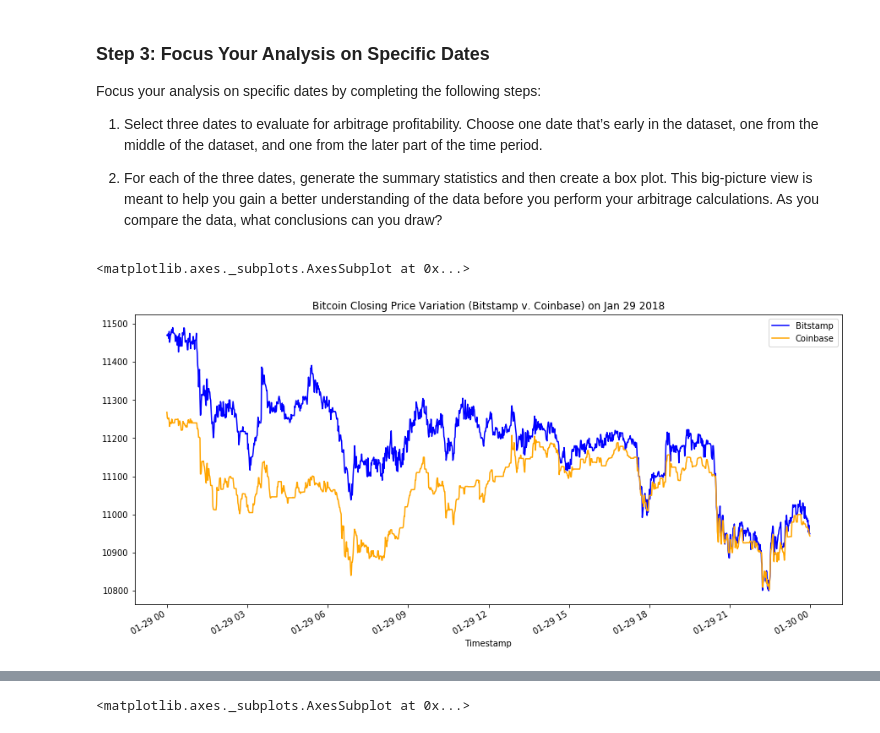
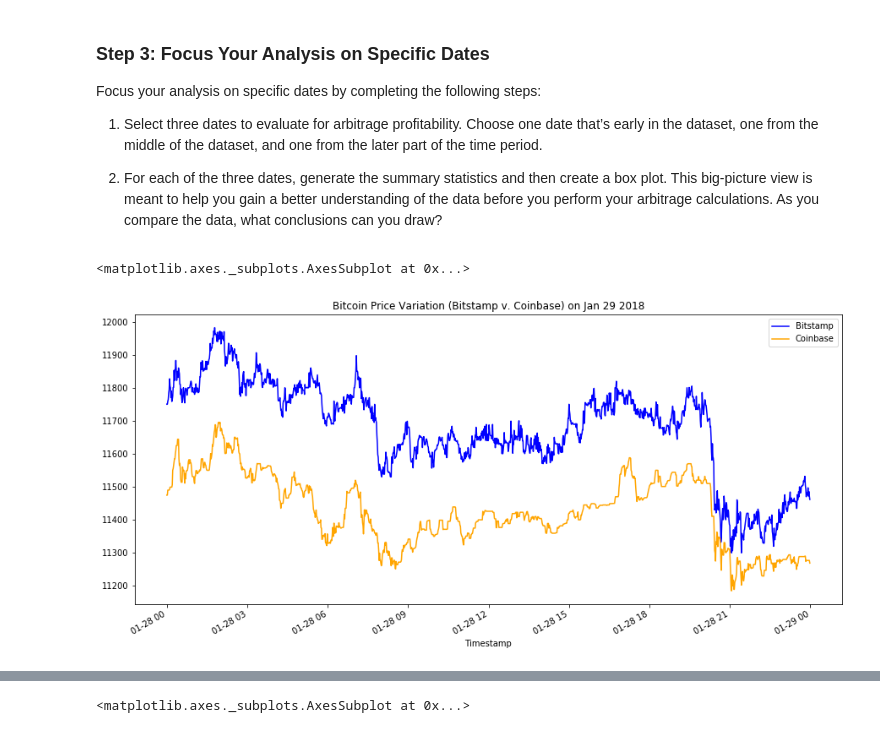
Before and after one commit to ai-to-the-moon/FinTech_Challenge3, a Jupyter notebook: crypto_arbitrage.ipynb, the cells around one changed output, grey strips where cells are left out. Saved outputs shown, nothing was run; the diff lists cells and outputs as text; code cells hidden in the pictures.

```diff
--- a/crypto_arbitrage.ipynb
+++ b/crypto_arbitrage.ipynb
@@ -314,12 +349,8 @@ Focus your analysis on specific dates by completing the following steps:
 
 2. For each of the three dates, generate the summary statistics and then create a box plot. This big-picture view is meant to help you gain a better understanding of the data before you perform your arbitrage calculations. As you compare the data, what conclusions can you draw?
 # %%
-# Create an overlay plot that visualizes the two dataframes over a period of one day early in the dataset.
-# Be sure that the plots include the parameters `legend`, `figsize`, `title`, `color` and `label`
-# YOUR CODE HERE
-
-bitstamp_sliced['Close'].loc['2018-01-29'].plot(legend=True, figsize=(15, 7), title="Bitcoin Closing Price Variation (Bitstamp v. Coinbase) on Jan 29 2018", color="blue", label="Bitstamp")
-coinbase_sliced['Close'].loc['2018-01-29'].plot(legend=True, figsize=(15, 7), color="orange", label="Coinbase")
+bitstamp_sliced['Close'].loc['2018-01-28'].plot(legend=True, figsize=(15, 7), title="Bitcoin Price Variation (Bitstamp v. Coinbase) on Jan 29 2018", color="blue", label="Bitstamp")
+coinbase_sliced['Close'].loc['2018-01-28'].plot(legend=True, figsize=(15, 7), color="orange", label="Coinbase")
 # %% [output]
 <matplotlib.axes._subplots.AxesSubplot at 0x...>
-[figure, old version]
+[figure, new version]
```
Also changed, not shown: parts of 98 cells of this notebook, 1 other file.
